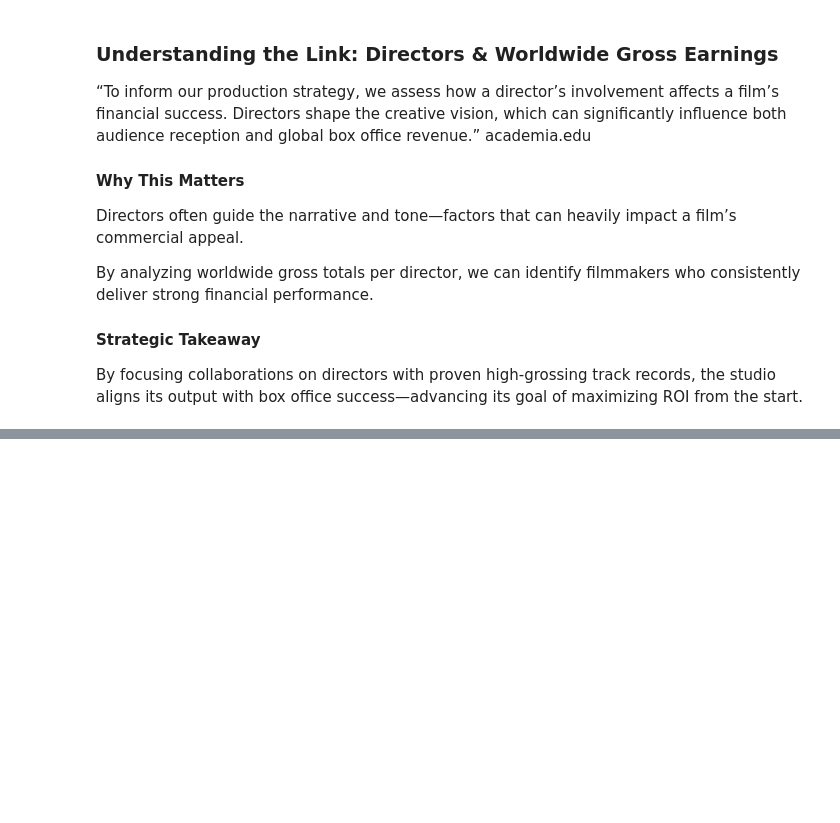
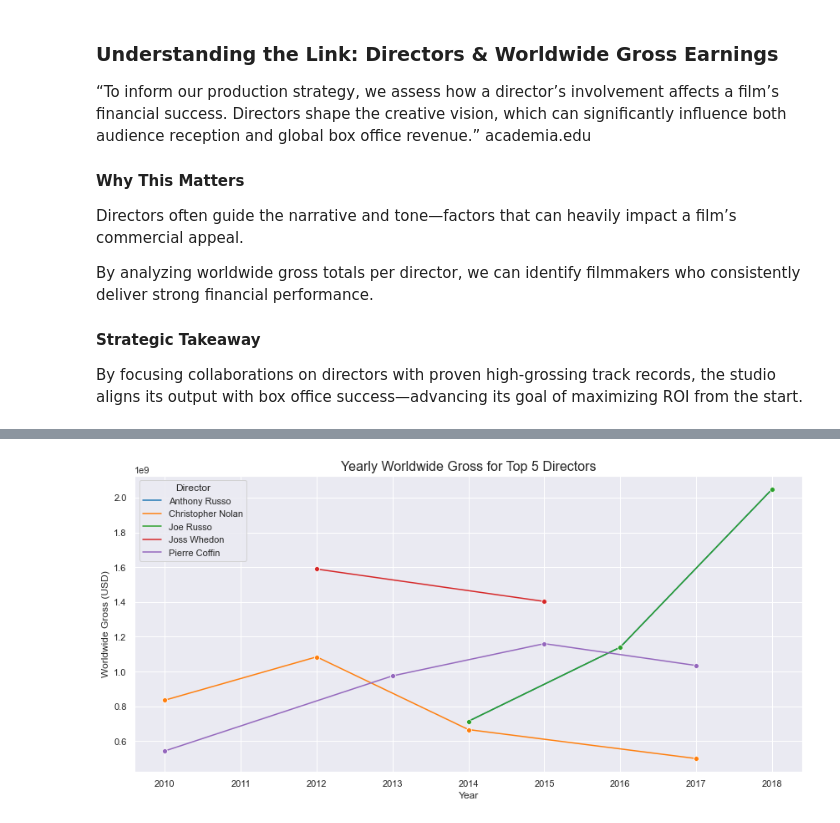
Before and after one commit to RomeC-137/Phase-G-2-Project, a Jupyter notebook: susan.ipynb, the cells around one changed output, grey strips where cells are left out. Cells and saved outputs as stored; diff of their text form; code cells hidden in the pictures; blank space fills up the shorter version.

```diff
--- a/susan.ipynb
+++ b/susan.ipynb
@@ -959,0 +996,44 @@ ValueError: min() arg is an empty sequence
+# %%
+# Data Preparation for Over Time Analysis of Directors
+# Get top 5 directors (first 5 entries from already sorted agg_directors_df)
+top_5_directors = agg_directors_df.head(5)['director_name'].tolist()
+
+# Filter directors_fgross_df for top 5 directors
+filtered_df = directors_fgross_df[directors_fgross_df['director_name'].isin(top_5_directors)].copy()
+
+# Clean 'worldwide_gross' column (remove $ and commas, convert to float)
+filtered_df['worldwide_gross'] = (
+    filtered_df['worldwide_gross']
+    .replace({r'\$': '', ',': ''}, regex=True)
+    .astype(float)
+)
+
+# Group by director and start_year
+grouped = (
+    filtered_df
+    .groupby(['director_name', 'start_year'])['worldwide_gross']
+    .sum()
+    .reset_index()
+)
+# Plot the line chart
+
+plt.figure(figsize=(12, 6))
+sns.lineplot(
+    data=grouped,
+    x='start_year',
+    y='worldwide_gross',
+    hue='director_name',
+    palette='tab10',
+    marker='o'
+)
+
+# customize
+plt.title('Yearly Worldwide Gross for Top 5 Directors', fontsize=16)
+plt.xlabel('Year', fontsize=12)
+plt.ylabel('Worldwide Gross (USD)', fontsize=12)
+plt.legend(title='Director', loc='upper left')
+plt.grid(True)
+plt.tight_layout()
+plt.show()
+# %% [output]
+[figure, added]
```
Also changed, not shown: parts of 7 cells of this notebook.
